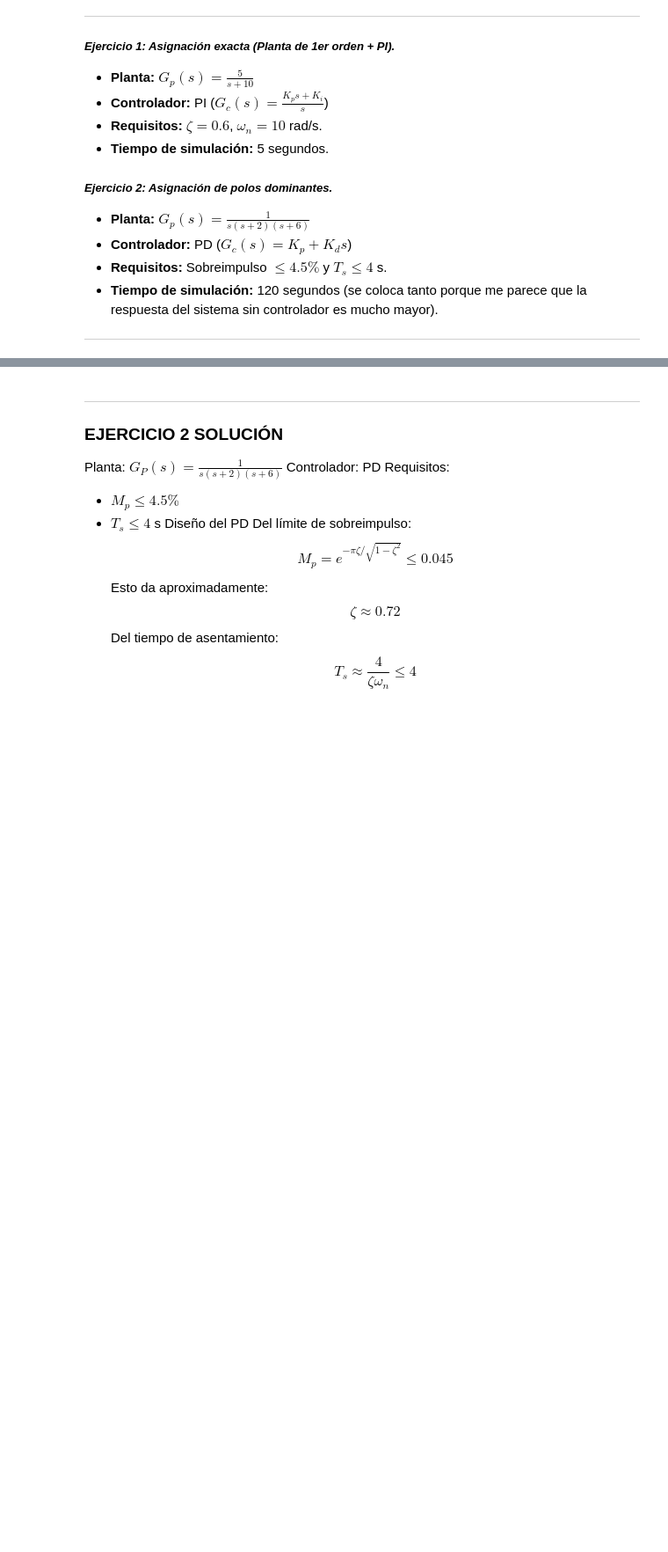
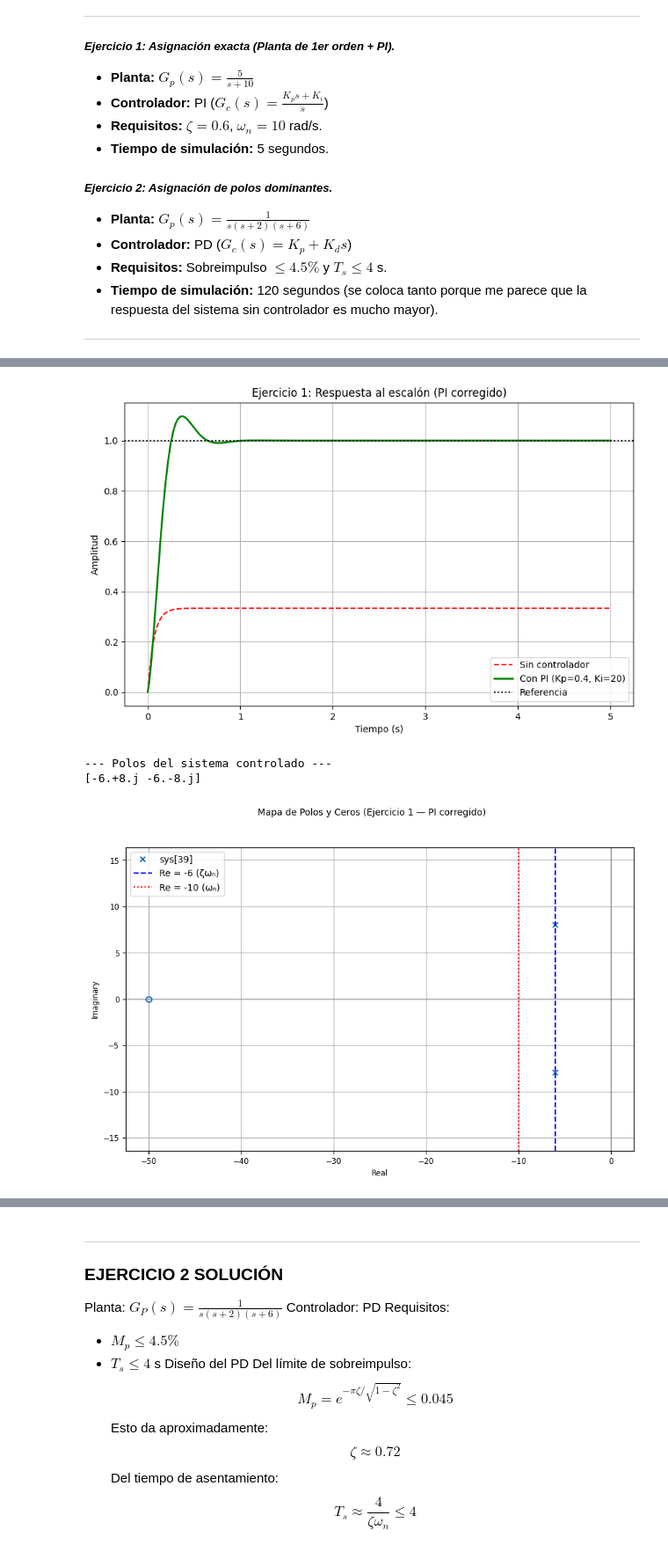
Before and after one commit to Ob1elV4Z/control-clasico, a Jupyter notebook: practicas/P_3_03_Asignacion_de_polos.ipynb, the cells around one changed output, grey strips where cells are left out. Shown at 88% size. Drawn from its saved outputs; the diff is of its cells as text; code cells hidden in the pictures; blank space fills up the shorter version.

```diff
--- a/practicas/P_3_03_Asignacion_de_polos.ipynb
+++ b/practicas/P_3_03_Asignacion_de_polos.ipynb
@@ -461,0 +290,73 @@ Valor final:           1.0000
+# %%
+import control as ct
+import matplotlib.pyplot as plt
+import numpy as np
+
+# --- 1. Definición del sistema y controlador. ---
+
+# Planta Gp(s) = 5 / (s + 10)
+Gp = ct.tf([5], [1, 10])
+
+# Controlador PI: Gc(s) = (Kp*s + Ki) / s
+# Ganancias corregidas que cumplen ζ=0.6 y wn=10
+Kp = 0.4
+Ki = 20
+Gc = ct.tf([Kp, Ki], [1, 0])
+
+# Sistemas en lazo cerrado
+sys_sin_control = ct.feedback(Gp, 1)
+sys_con_control = ct.feedback(Gc * Gp, 1)
+
+print("--- Funciones de transferencia de lazo cerrado ---")
+print("\n1. Sin controlador:")
+print(sys_sin_control)
+print("\n2. Con PI (Kp=0.4, Ki=20):")
+print(sys_con_control)
+
+
+# --- 2. Simulación y gráfica de las respuestas. ---
+t = np.linspace(0, 5, 1000)
+_, y_sin = ct.step_response(sys_sin_control, T=t)
+_, y_con = ct.step_response(sys_con_control, T=t)
+
+plt.figure(figsize=(10,6))
+plt.plot(t, y_sin, 'r--', label='Sin controlador')
+plt.plot(t, y_con, 'g', linewidth=2, label='Con PI (Kp=0.4, Ki=20)')
+plt.axhline(1, linestyle=':', color='k', label='Referencia')
+
+plt.title("Ejercicio 1: Respuesta al escalón (PI corregido)")
+plt.xlabel("Tiempo (s)")
+plt.ylabel("Amplitud")
+plt.legend()
+plt.grid(True)
+plt.show()
+
+
+# --- 3. Mapa de Polos y Ceros ---
+print("\n--- Polos del sistema controlado ---")
+polos = ct.poles(sys_con_control)
+print(polos)
+
+plt.figure(figsize=(10,6))
+ct.pzmap(sys_con_control, title="Mapa de Polos y Ceros (Ejercicio 1 — PI corregido)")
+
+# Líneas verticales indicando polos deseados:
+# ζ·wn = 0.6 * 10 = 6 → parte real = -6
+# wn = 10 → parte real = -10 (referencia)
+plt.axvline(x=-6, color='b', linestyle='--', label='Re = -6 (ζωₙ)')
+plt.axvline(x=-10, color='r', linestyle=':', label='Re = -10 (ωₙ)')
+
+plt.legend()
+plt.grid(True)
+plt.show()
+
+
+# --- 4. Métricas de desempeño ---
+info = ct.step_info(sys_con_control)
+
+print("\n--- Métricas de desempeño (sistema con PI) ---")
+print(f"Sobreimpulso (Mp):           {info['Overshoot']:.2f} %  (Teórico ≈ 9.40 %)")
+print(f"Tiempo de asentamiento (2%): {info['SettlingTime']:.4f} s  (Teórico ≈ 0.667 s)")
+print(f"Tiempo al pico:              {info['PeakTime']:.4f} s  (Teórico ≈ 0.393 s)")
+print(f"Valor final:                 {y_con[-1]:.4f}")
+# %% [output]
@@ -461,0 +382,4 @@ Valor final:           1.0000
+[figure, added]
+--- Polos del sistema controlado ---
+[-6.+8.j -6.-8.j]
+[figure, added]
```
Also changed, not shown: parts of 6 cells of this notebook.
